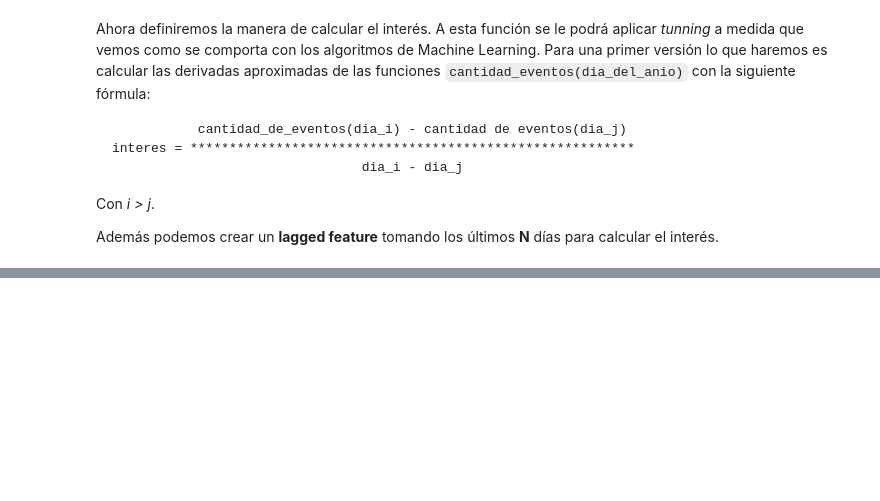
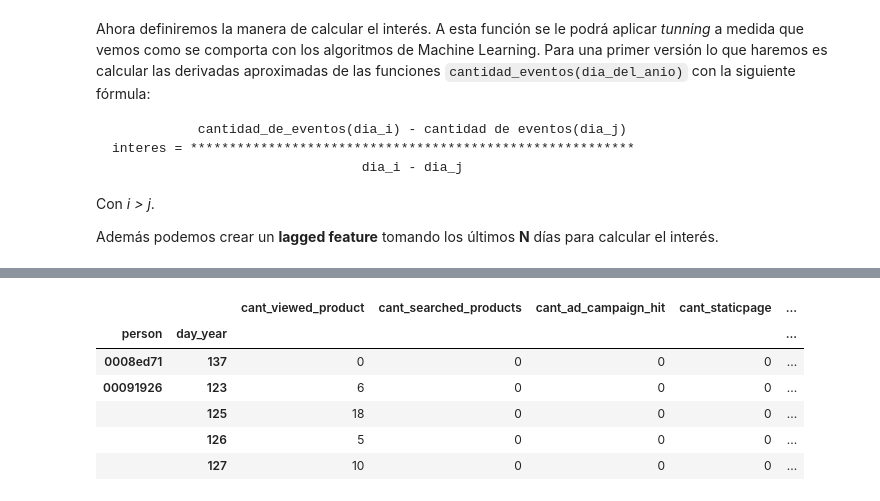
Before and after one commit to gabyrobles93/7506-TP2-MachineLearning, a Jupyter notebook: notebooks/ariel_feature_eng.ipynb, the cells around one changed output, grey strips where cells are left out. Saved outputs shown, nothing was run; the diff lists cells and outputs as text; code cells hidden in the pictures; blank space fills up the shorter version.

Commit message:
Agrego feature lagged events types. Falta correr notebook para obtenerlo

```diff
--- a/notebooks/ariel_feature_eng.ipynb
+++ b/notebooks/ariel_feature_eng.ipynb
@@ -1380,0 +1399,37 @@ user_features8
+# %%
+# Agregamos las columnas para contar las cantidades de determinado evento
+eventos['cant_viewed_product'] = (eventos.event == 'viewed product').astype(int)
+eventos['cant_searched_products'] = (eventos.event == 'searched products').astype(int)
+eventos['cant_ad_campaign_hit'] = (eventos.event == 'ad campaign hit').astype(int)
+eventos['cant_staticpage'] = (eventos.event == 'staticpage').astype(int)
+eventos['cant_checkout'] = (eventos.event == 'checkout').astype(int)
+eventos['cant_search_engine_hit'] = (eventos.event == 'search engine hit').astype(int)
+eventos['cant_conversion'] = (eventos.event == 'conversion').astype(int)
+eventos['cant_generic_listing'] = (eventos.event == 'generic listing').astype(int)
+eventos['cant_brand_listing'] = (eventos.event == 'brand listing').astype(int)
+eventos['cant_visited_site'] = (eventos.event == 'visited site').astype(int)
+eventos['cant_lead'] = (eventos.event == 'lead').astype(int)
+# %%
+# Agrupamos por usuario y segun el dia del anio
+tipo_ev_dia_anio = eventos.groupby(['person', 'day_year']).agg({
+    'cant_viewed_product': 'sum',
+    'cant_searched_products': 'sum',
+    'cant_ad_campaign_hit': 'sum',
+    'cant_staticpage': 'sum',
+    'cant_checkout': 'sum',
+    'cant_search_engine_hit': 'sum',
+    'cant_conversion': 'sum',
+    'cant_generic_listing': 'sum',
+    'cant_brand_listing': 'sum',
+    'cant_visited_site': 'sum',
+    'cant_lead': 'sum',
+})
+tipo_ev_dia_anio.head()
+# %% [output]
+|  |  | cant_viewed_product | cant_searched_products | cant_ad_campaign_hit | cant_staticpage | ... |
+| person | day_year |  |  |  |  | ... |
+| 0008ed71 | 137 | 0 | 0 | 0 | 0 | ... |
+| 00091926 | 123 | 6 | 0 | 0 | 0 | ... |
+|  | 125 | 18 | 0 | 0 | 0 | ... |
+|  | 126 | 5 | 0 | 0 | 0 | ... |
+|  | 127 | 10 | 0 | 0 | 0 | ... |
```
Also changed, not shown: parts of 27 cells of this notebook.
